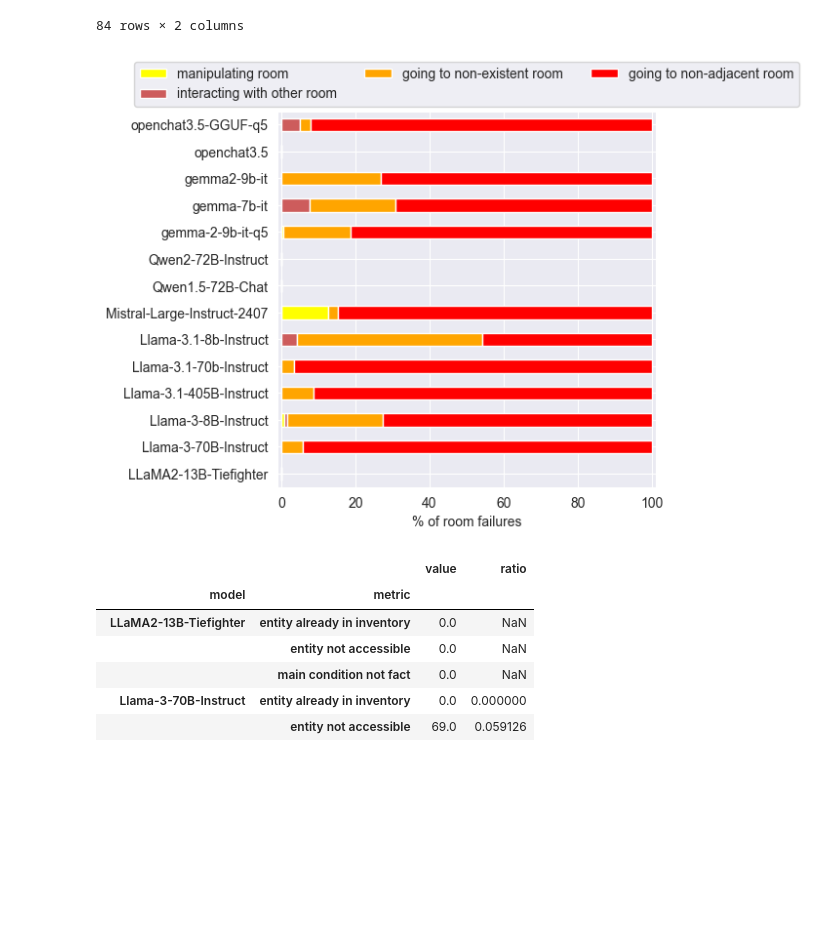
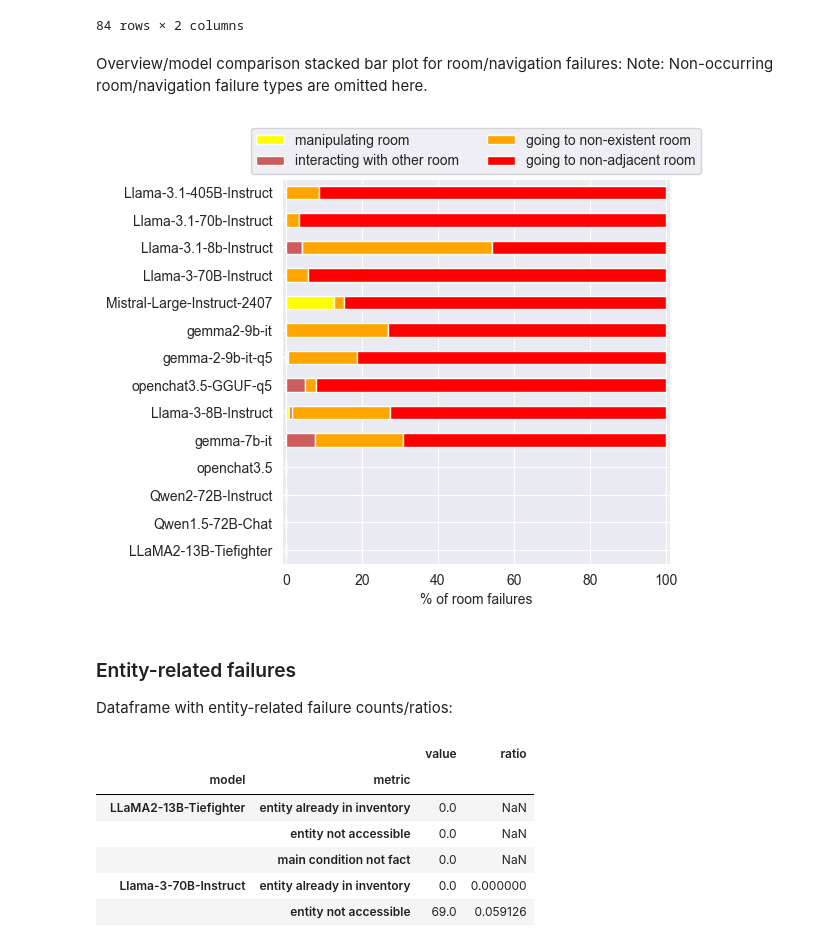
Before and after one commit to Gnurro/clemcore, a Jupyter notebook: adventuregame_eval.ipynb, the cells around one changed output. Saved outputs shown, nothing was run; the diff lists cells and outputs as text; code cells hidden in the pictures; blank space fills up the shorter version.

```diff
--- a/adventuregame_eval.ipynb
+++ b/adventuregame_eval.ipynb
@@ -326,37 +438,43 @@ room_failures_counts
 |  | manipulating room | 0.0 | 0.000000 |
 |  | second entity is room | 0.0 | 0.000000 |
 84 rows × 2 columns
+# %% [markdown]
+Overview/model comparison stacked bar plot for room/navigation failures:
+Note: Non-occurring room/navigation failure types are omitted here.
 # %%
 STACK_COLORS = ['yellow', 'orange', 'indianred', 'yellow', 'orange', 'red']
 
 room_failures = ["not_room_type", "no_exit_to", "manipulating_room", "other_room_argument"]
 
 df_aux = game_df[game_df.metric.isin(room_failures)]
 df_aux = df_aux.replace(metric_name_dict)
 
 df_aux = (df_aux.pivot(index=['game', 'model', 'experiment', 'episode'],
                        columns='metric',
                        values='value')
                 .reset_index()
                 .drop(columns=['game', 'experiment', 'episode'])
                 .groupby('model')
                 .sum()
                 .sort_values(axis=1, by='metric', ascending=False))
 percs = 100 * df_aux.div(df_aux.sum(axis=1), axis=0)
-# order = clem_df.sort_values(by='-, clemscore').index
-# percs = percs.reindex(order)
+order = clem_df.sort_values(by='-, clemscore').index
+percs = percs.reindex(order)
 
 percs.plot(kind='barh',
            stacked=True,
            figsize=(5, 5),
            colormap=ListedColormap(STACK_COLORS))
-plt.legend(loc='upper center', bbox_to_anchor=(0.5, 1.15), ncols=3)
+plt.legend(loc='upper center', bbox_to_anchor=(0.5, 1.15), ncols=2)
 plt.xlabel('% of room failures')
 plt.xlim(-1, 101)
 plt.ylabel('')
 plt.show()
 # %% [output]
-[figure, old version]
+[figure, new version]
+# %% [markdown]
+### Entity-related failures
+Dataframe with entity-related failure counts/ratios:
 # %%
 entity_failures_df = game_df.query('metric in ["entity_not_accessible", "entity_already_inventory", "pre_state_mismatch"]')
 entity_failures_df = entity_failures_df.replace(metric_name_dict)
```
Also changed, not shown: parts of 60 cells of this notebook.
